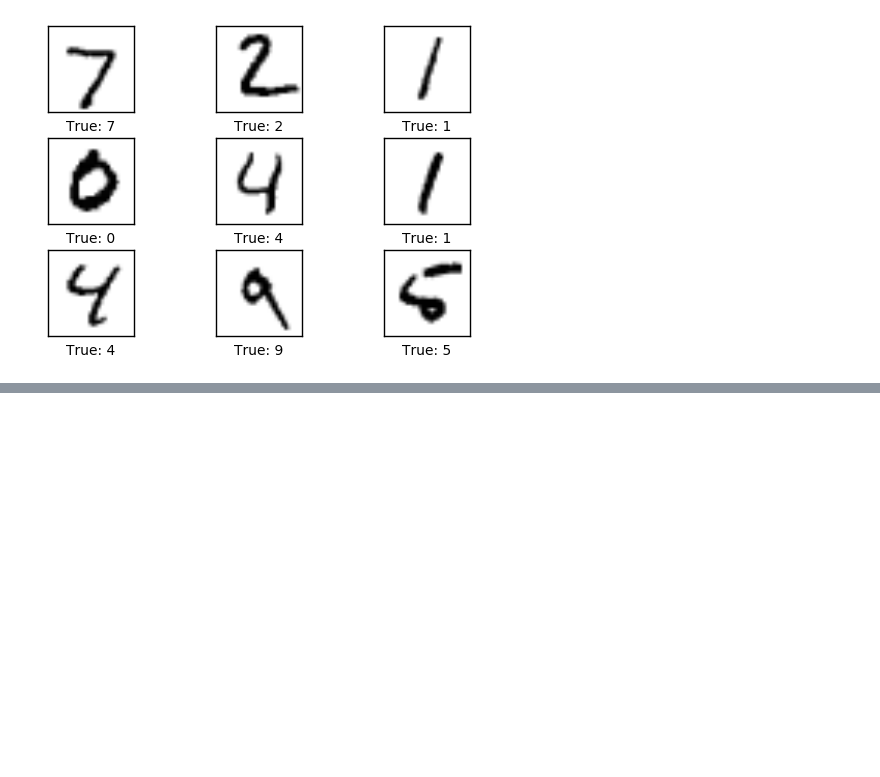
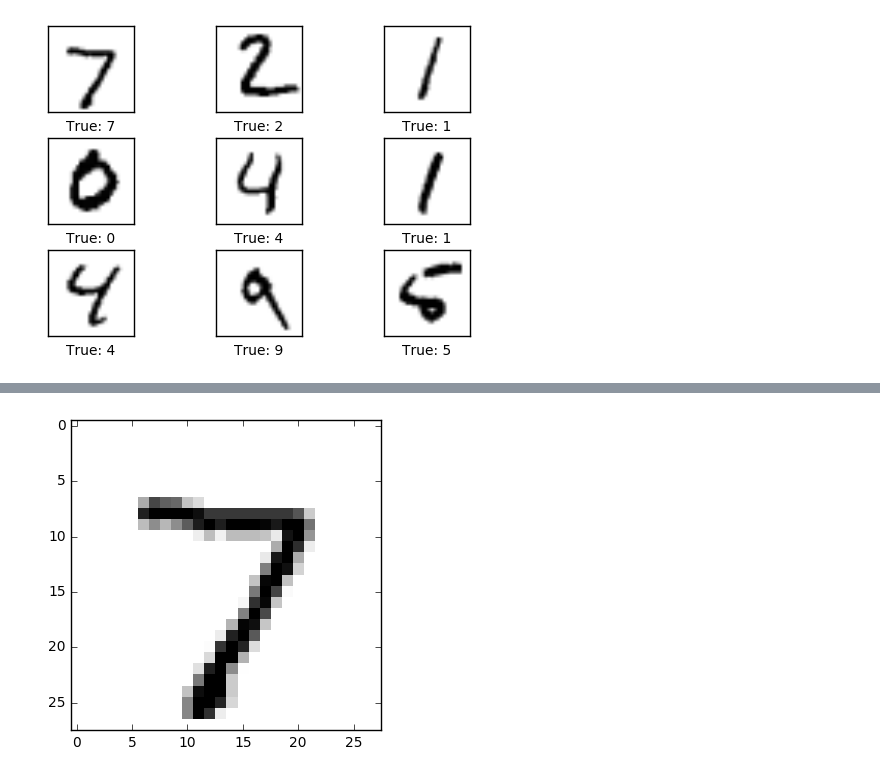
Before and after one commit to mp-wjcheon/ml_Tensorflow, a Jupyter notebook: notebooks/Convolution_Neural_Network_MIT.ipynb, the cells around one changed output, grey strips where cells are left out. Saved outputs shown, nothing was run; the diff lists cells and outputs as text; code cells hidden in the pictures; blank space fills up the shorter version.

```diff
--- a/notebooks/Convolution_Neural_Network_MIT.ipynb
+++ b/notebooks/Convolution_Neural_Network_MIT.ipynb
@@ -137,0 +623,12 @@ plot_images(images=images, cls_true=cls_true)
+# %%
+def plot_image(image):
+    plt.imshow(image.reshape(img_shape),
+               interpolation='nearest',
+               cmap='binary')
+
+    plt.show()
+# %%
+image1 = data.test.images[0]
+plot_image(image1)
+# %% [output]
+[figure, added]
```
Also changed, not shown: parts of 47 cells of this notebook.
